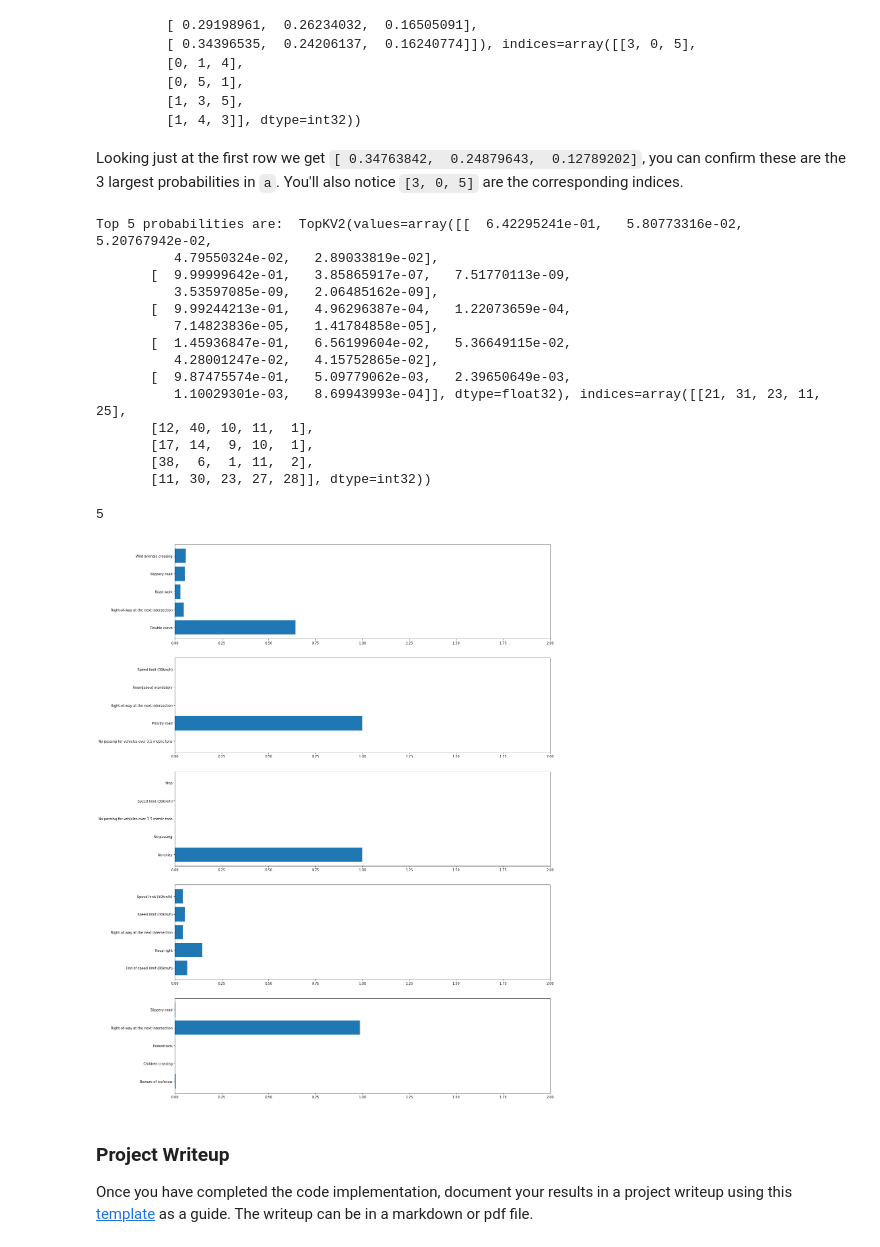
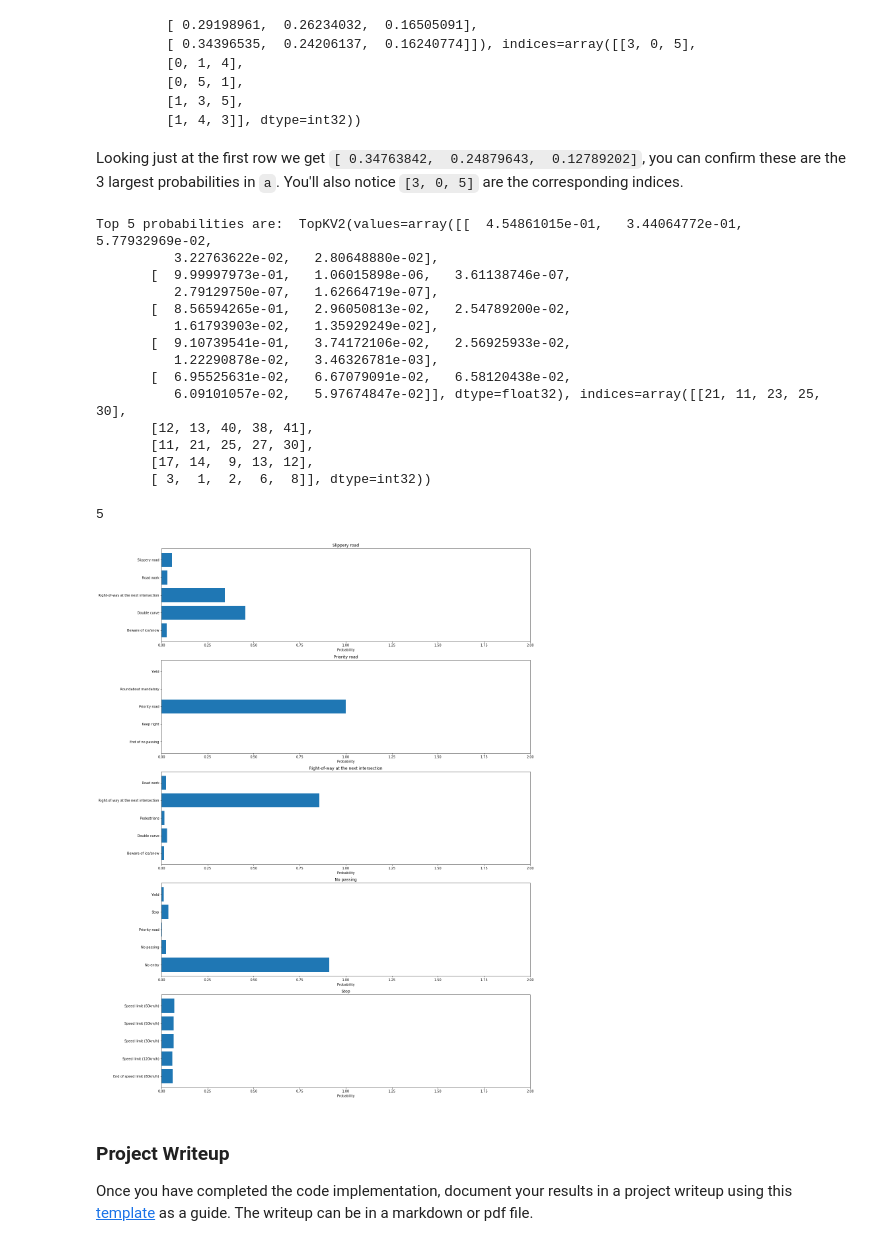
Before and after one commit to AlZi-88/SDCE_TrafficSignClassifier, a Jupyter notebook: Traffic_Sign_Classifier.ipynb, the cells around one changed output. Saved outputs shown, nothing was run; the diff lists cells and outputs as text; code cells hidden in the pictures.

Commit message:
testing results, reload of model implemented correctly

```diff
--- a/Traffic_Sign_Classifier.ipynb
+++ b/Traffic_Sign_Classifier.ipynb
@@ -339,0 +310,20 @@ Test Accuracy = 0.826
+# %%
+BATCH_SIZE = 128
+with tf.Session() as sess:
+    graph = tf.get_default_graph()
+    sess.run(tf.global_variables_initializer())
+    saver = tf.train.import_meta_graph('lenet.meta')
+    saver.restore(sess, tf.train.latest_checkpoint('.'))
+
+    print("Testing...")
+    print()
+    num_examples = len(X_test_norm)
+    test_accuracy = 0
+    #sess.tf.get_default_graph()
+    for offset in range(0, num_examples, BATCH_SIZE):
+        batch_x, batch_y = X_test_norm[offset:offset+BATCH_SIZE], y_test[offset:offset+BATCH_SIZE]
+        accuracy = sess.run("accuracy_operation:0", feed_dict={'x:0': batch_x, 'y:0': batch_y, 'keep_prob:0': 1.0})
+        test_accuracy += (accuracy * len(batch_x))
+    test_accuracy = test_accuracy / num_examples
+    print("Test Accuracy = {:.3f}".format(test_accuracy))
+    print()
@@ -394,15 +389,17 @@ Resized Max value :  0.633085171569
 # %% [markdown]
 ### Predict the Sign Type for Each Image
 # %%
-saver = tf.train.Saver()
-output = []
 # Launch the graph
 with tf.Session() as sess:
-    saver.restore(sess, './lenet')#tf.train.latest_checkpoint('.')
+    graph = tf.get_default_graph()
+    sess.run(tf.global_variables_initializer())
+    saver = tf.train.import_meta_graph('lenet.meta')
+    saver.restore(sess, tf.train.latest_checkpoint('.'))
 
     print("Testing...")
     print()
-    output = sess.run(tf.nn.softmax(logits), feed_dict = {x:test_images, keep_prob: 1.0})
+    output = sess.run("logits:0", feed_dict = {'x:0':test_images, 'keep_prob:0': 1.0})
+    prop = sess.run(tf.nn.softmax(output))
 # %% [output]
 INFO:tensorflow:Restoring parameters from ./lenet
 Testing...
@@ -445,7 +442,7 @@ predicted
 # %%
 ### Calculate the accuracy for these 5 new images.
 ### For example, if the model predicted 1 out of 5 signs correctly, it's 20% accurate on these new images.
-Correct = [23, 12, 9, 14, 11]
+Correct = [23, 12, 11, 9, 14]
 Correct_signs = [signnames[str(item)] for item in Correct]
 print(Correct_signs)
 # %% [output]
@@ -502,34 +499,37 @@ Looking just at the first row we get `[ 0.34763842,  0.24879643,  0.12789202]`,
 #print(output)
 top_5 = []
 with tf.Session() as sess:
-    top_5 = sess.run(tf.nn.top_k(tf.constant(output), k=5))
+    top_5 = sess.run(tf.nn.top_k(tf.constant(prop), k=5))
 print("Top 5 probabilities are: ", top_5)
 # %% [output]
-Top 5 probabilities are:  TopKV2(values=array([[  6.42295241e-01,   5.80773316e-02,   5.20767942e-02,
-          4.79550324e-02,   2.89033819e-02],
-       [  9.99999642e-01,   3.85865917e-07,   7.51770113e-09,
-          3.53597085e-09,   2.06485162e-09],
-       [  9.99244213e-01,   4.96296387e-04,   1.22073659e-04,
-          7.14823836e-05,   1.41784858e-05],
-       [  1.45936847e-01,   6.56199604e-02,   5.36649115e-02,
-          4.28001247e-02,   4.15752865e-02],
-       [  9.87475574e-01,   5.09779062e-03,   2.39650649e-03,
-          1.10029301e-03,   8.69943993e-04]], dtype=float32), indices=array([[21, 31, 23, 11, 25],
-       [12, 40, 10, 11,  1],
-       [17, 14,  9, 10,  1],
-       [38,  6,  1, 11,  2],
-       [11, 30, 23, 27, 28]], dtype=int32))
+Top 5 probabilities are:  TopKV2(values=array([[  4.54861015e-01,   3.44064772e-01,   5.77932969e-02,
+          3.22763622e-02,   2.80648880e-02],
+       [  9.99997973e-01,   1.06015898e-06,   3.61138746e-07,
+          2.79129750e-07,   1.62664719e-07],
+       [  8.56594265e-01,   2.96050813e-02,   2.54789200e-02,
+          1.61793903e-02,   1.35929249e-02],
+       [  9.10739541e-01,   3.74172106e-02,   2.56925933e-02,
+          1.22290878e-02,   3.46326781e-03],
+       [  6.95525631e-02,   6.67079091e-02,   6.58120438e-02,
+          6.09101057e-02,   5.97674847e-02]], dtype=float32), indices=array([[21, 11, 23, 25, 30],
+       [12, 13, 40, 38, 41],
+       [11, 21, 25, 27, 30],
+       [17, 14,  9, 13, 12],
+       [ 3,  1,  2,  6,  8]], dtype=int32))
 # %%
 print(len(top_5[0]))
 
 fig, ax = plt.subplots(len(top_5[0]), 1,figsize=(20,30))
 for i in range(len(top_5[0])):
     x_val = [signnames[str(index)] for index in top_5[1][i]]
     ax[i].barh(x_val, top_5[0][i])
     ax[i].set_xlim(0,2.0)
+    ax[i].set_title(Correct_signs[i])
+    ax[i].set_xlabel('Probability')
+fig.savefig('./graphs/top_5_example_images.png')
 # %% [output]
 5
-[figure, old version]
+[figure, new version]
 # %% [markdown]
 ### Project Writeup
 
```
Also changed, not shown: parts of 14 cells of this notebook, 1 other file.
